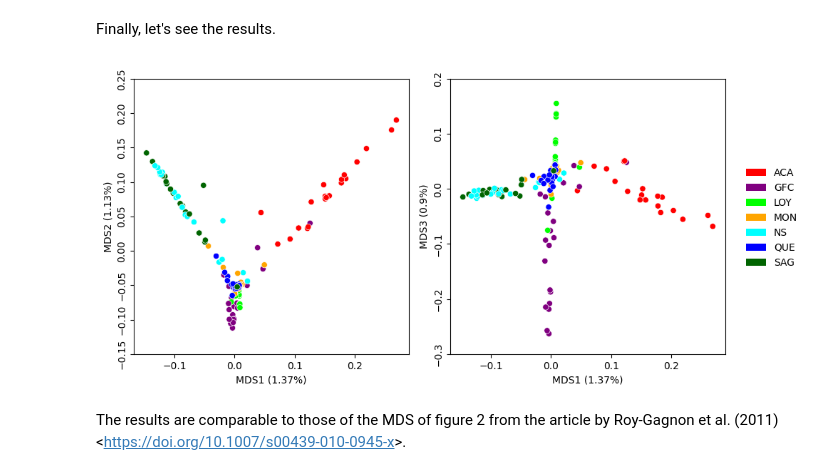
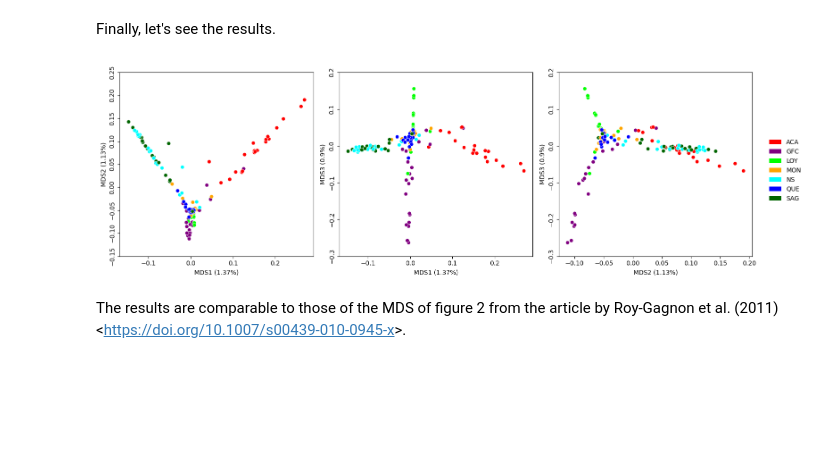
Before and after one commit to Genopop/geneakit, a Jupyter notebook: examples/correlation_mds.ipynb, the cells around one changed output. Saved outputs shown, nothing was run; the diff lists cells and outputs as text; code cells hidden in the pictures; blank space fills up the shorter version.

```diff
--- a/examples/correlation_mds.ipynb
+++ b/examples/correlation_mds.ipynb
@@ -148,8 +147,8 @@ pro[:10]
 # %% [markdown]
 For each proband, we obtain their corresponding population from the **pop140** dataset.
 # %%
-pops = [pop140.loc[pop140['ind'] == ind, 'pop'].iloc[0] for ind in pro]
-pops[:10]
+populations = [pop140.loc[pop140['ind'] == ind, 'pop'].iloc[0] for ind in pro]
+populations[:10]
 # %% [output]
 ['Saguenay',
  'Saguenay',
@@ -188,7 +187,8 @@ pop_to_color = {
 # %% [markdown]
 Let's extract the color for each proband.
 # %%
-colors = [pop_to_color[population_to_pop[pop]] for pop in pops]
+colors = [pop_to_color[population_to_pop[population]]
+          for population in populations]
 colors[:10]
 # %% [output]
 ['darkgreen',
@@ -204,55 +204,43 @@ colors[:10]
 # %% [markdown]
 Finally, let's see the results.
 # %%
-fig, ax = plt.subplots(1, 2, figsize=(10, 5))
-left = sns.scatterplot(x=emb[:, 0], y=emb[:, 1], hue=colors, ax=ax[0],
-                     palette={color: color for color in pop_to_color.values()})
-left.set_box_aspect(1)
-ratio = round(ratios.iloc[0]*100, 2)
-left.set_xlabel(f'MDS1 ({ratio}%)')
-ratio = round(ratios.iloc[1]*100, 2)
-left.set_ylabel(f'MDS2 ({ratio}%)')
+comb = list(combinations(range(3), 2))
 
-# Get the current axis
-x0, y0, w, h = left.get_position().bounds
+rows = len(comb) // 3
+cols = 3 + len(comb) % 3
+fig, axes = plt.subplots(rows, cols, figsize=(cols/rows * 5, 5))
 
-# Rotate the y axis labels
-yticks = left.get_yticks()
-yticklabels = left.get_yticklabels()
-left.set_yticks(yticks, yticklabels, va='center', rotation=90)
+# Loop through combinations and plot
+for index, (i, j) in enumerate(comb):
+    ax = axes.flat[index]
+    sp = sns.scatterplot(
+        x=emb[:, i], y=emb[:, j], hue=colors, ax=ax,
+        palette={color: color for color in pop_to_color.values()})
+    ratio = round(ratios.iloc[i] * 100, 2)
+    ax.set_xlabel(f'MDS{i+1} ({ratio}%)')
+    ratio = round(ratios.iloc[j] * 100, 2)
+    ax.set_ylabel(f'MDS{j+1} ({ratio}%)')
 
-# Disable legend for the left side
-left.get_legend().remove()
+    # Rotate the y axis labels
+    yticks = ax.get_yticks()
+    yticklabels = ax.get_yticklabels()
+    ax.set_yticks(yticks, yticklabels, va='center', rotation=90)
 
-
-right = sns.scatterplot(x=emb[:, 0], y=emb[:, 2], hue=colors, ax=ax[1],
-                     palette={color: color for color in pop_to_color.values()})
-right.set_box_aspect(1)
-ratio = round(ratios.iloc[0]*100, 2)
-right.set_xlabel(f'MDS1 ({ratio}%)')
-ratio = round(ratios.iloc[2]*100, 2)
-right.set_ylabel(f'MDS3 ({ratio}%)')
-
-# Get the current axis
-x0, y0, w, h = left.get_position().bounds
-
-# Rotate the y axis labels
-yticks = right.get_yticks()
-yticklabels = right.get_yticklabels()
-right.set_yticks(yticks, yticklabels, va='center', rotation=90)
-
+    # Disable legend
+    sp.get_legend().remove()
 
 # Create a list of legend elements
 legend_elements = [Patch(facecolor=color, label=pop)
                    for pop, color in pop_to_color.items()]
 
-# Add the legend to the plot
-right.legend(handles=legend_elements, bbox_to_anchor=(x0 / 2 + w * 3.5, y0 + h / 2),
-          loc='right', frameon=False)
-fig.tight_layout()
+# Legend outside the plot
+legend_handle = fig.legend(handles=legend_elements, bbox_to_anchor=(1.0, 0.5),
+                           loc='center left', frameon=False)
+
+plt.tight_layout()
 plt.show()
 # %% [output]
-[figure, old version]
+[figure, new version]
 # %% [markdown]
 The results are comparable to those of the MDS of figure 2 from the article by Roy-Gagnon et al. (2011) <[https://doi.org/10.1007/s00439-010-0945-x]()>.
 # %% [markdown]
```
Also changed, not shown: parts of 9 cells of this notebook.
